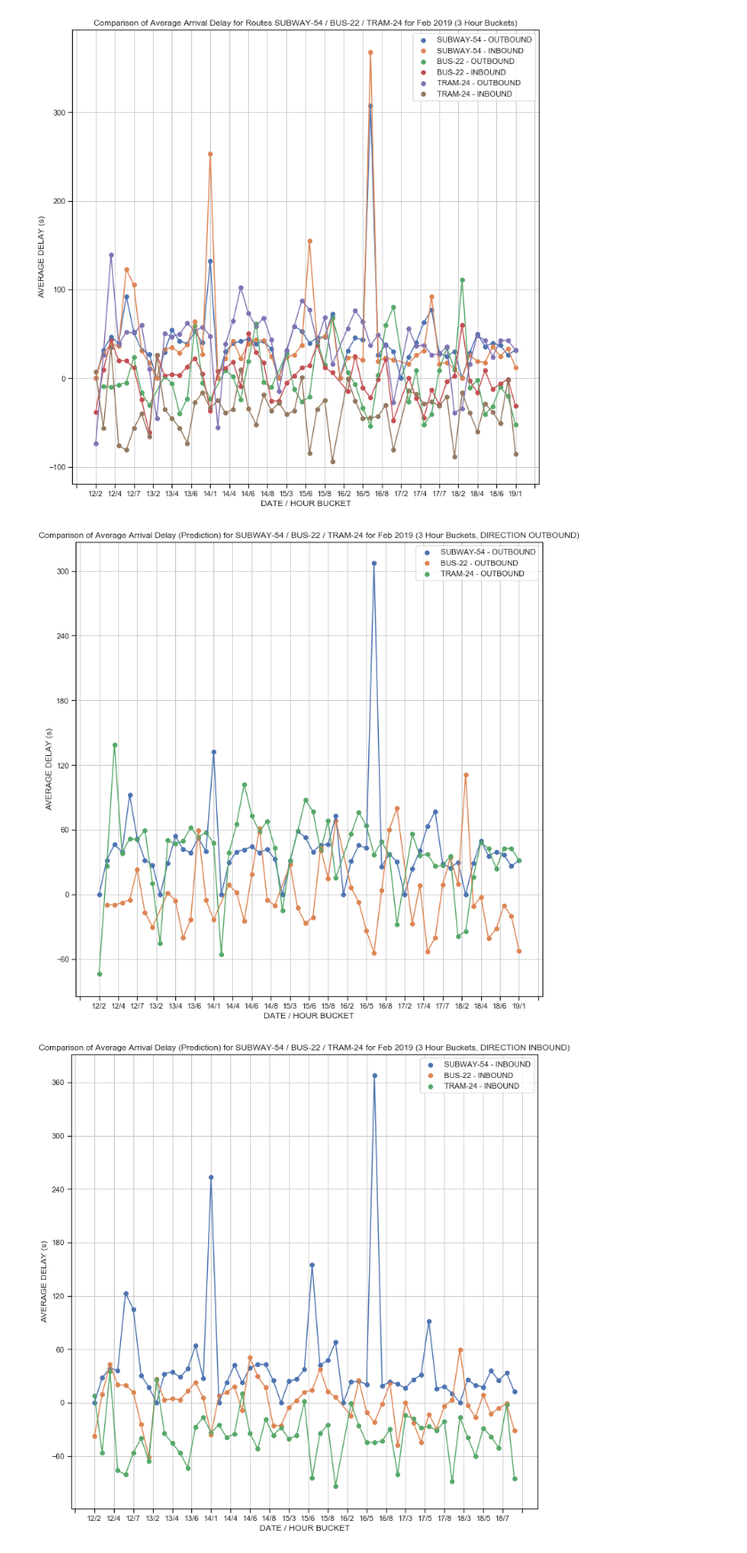
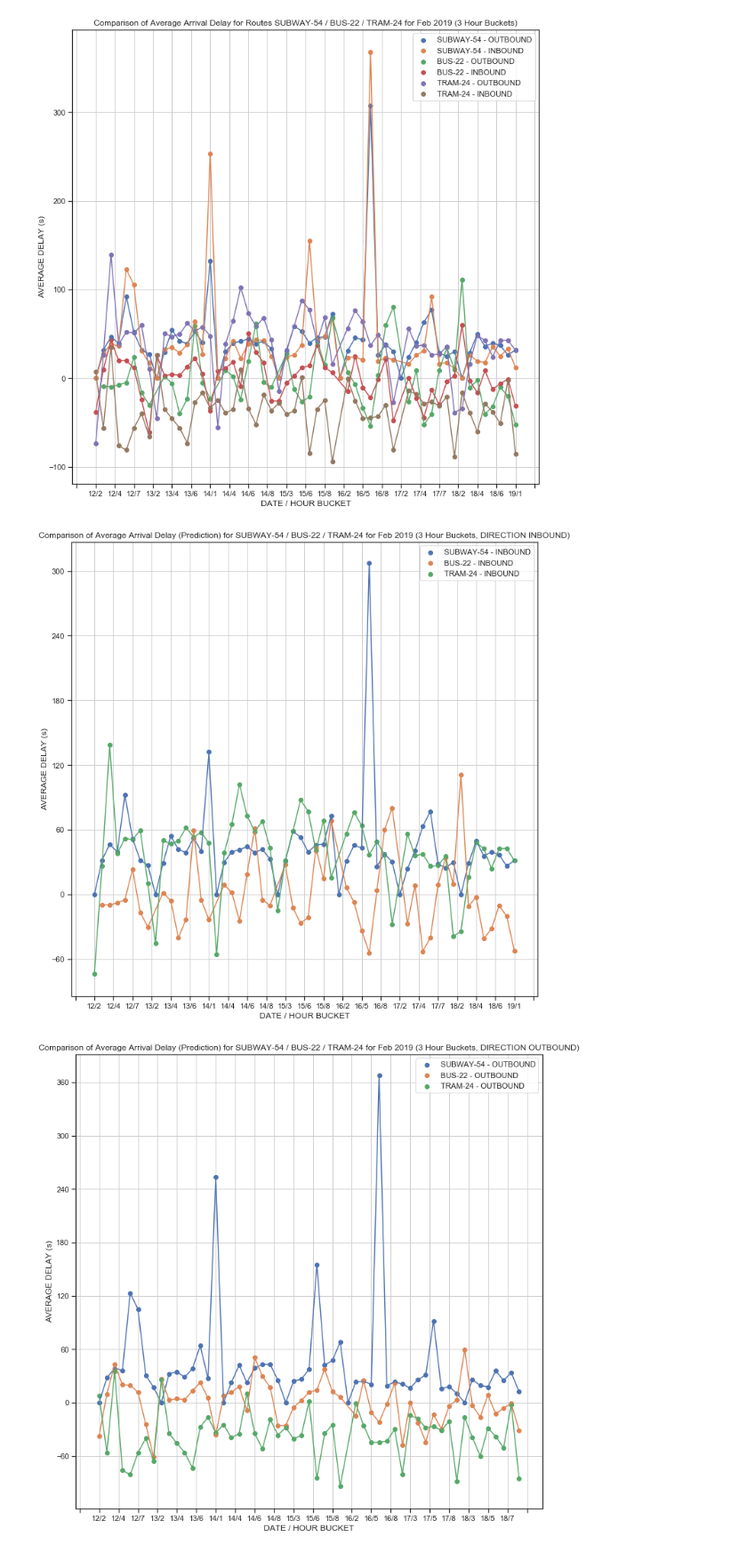
Before and after one commit to kakkaranupam/gtfs-code, a Jupyter notebook: Untitled.ipynb, the cells around one changed output. Shown at 89% size. Saved outputs shown, nothing was run; the diff lists cells and outputs as text; code cells hidden in the pictures.

```diff
--- a/Untitled.ipynb
+++ b/Untitled.ipynb
@@ -537,12 +537,12 @@ plt.show()
 # print(fmri)
 fig, ax = plt.subplots(figsize=(12, 12))
 
-plt.scatter(date_0_468, delay_0_468, label="SUBWAY-54 - OUTBOUND")
-# plt.scatter(date_1_468, delay_1_468, label="SUBWAY-54 - INBOUND")
-plt.scatter(date_0_60659, delay_0_60659, label="BUS-22 - OUTBOUND")
-# plt.scatter(date_1_60659, delay_1_60659, label="BUS-22 - INBOUND")
-plt.scatter(date_0_49928, delay_0_49928, label="TRAM-24 - OUTBOUND")
-# plt.scatter(date_1_49928, delay_1_49928, label="TRAM-24 - INBOUND")
+plt.scatter(date_0_468, delay_0_468, label="SUBWAY-54 - INBOUND")
+# plt.scatter(date_1_468, delay_1_468, label="SUBWAY-54 - OUTBOUND")
+plt.scatter(date_0_60659, delay_0_60659, label="BUS-22 - INBOUND")
+# plt.scatter(date_1_60659, delay_1_60659, label="BUS-22 - OUTBOUND")
+plt.scatter(date_0_49928, delay_0_49928, label="TRAM-24 - INBOUND")
+# plt.scatter(date_1_49928, delay_1_49928, label="TRAM-24 - OUTBOUND")
 plt.legend()
 plt.plot(date_0_468, delay_0_468)
 # plt.plot(date_1_468, delay_1_468)
@@ -555,36 +555,36 @@ ax.xaxis.set_major_locator(plt.MaxNLocator(25))
 ax.yaxis.set_major_locator(plt.MaxNLocator(8))
 ax.set_xlabel("DATE / HOUR BUCKET")
 ax.set_ylabel("AVERAGE DELAY (s)")
-ax.set_title("Comparison of Average Arrival Delay (Prediction) for SUBWAY-54 / BUS-22 / TRAM-24 for Feb 2019 (3 Hour Buckets, DIRECTION OUTBOUND)")
+ax.set_title("Comparison of Average Arrival Delay (Prediction) for SUBWAY-54 / BUS-22 / TRAM-24 for Feb 2019 (3 Hour Buckets, DIRECTION INBOUND)")
 plt.grid()
 plt.show()
 # %% [output]
-[figure, old version]
+[figure, new version]
 # %%
 # fmri = sns.load_dataset("fmri")
 # print(fmri)
 fig, ax = plt.subplots(figsize=(12, 12))
 
-# plt.scatter(date_0_468, delay_0_468, label="SUBWAY-54 - OUTBOUND")
-plt.scatter(date_1_468, delay_1_468, label="SUBWAY-54 - INBOUND")
-# plt.scatter(date_0_60659, delay_0_60659, label="BUS-22 - OUTBOUND")
-plt.scatter(date_1_60659, delay_1_60659, label="BUS-22 - INBOUND")
-# plt.scatter(date_0_49928, delay_0_49928, label="TRAM-24 - OUTBOUND")
-plt.scatter(date_1_49928, delay_1_49928, label="TRAM-24 - INBOUND")
+# plt.scatter(date_0_468, delay_0_468, label="SUBWAY-54 - INBOUND")
+plt.scatter(date_1_468, delay_1_468, label="SUBWAY-54 - OUTBOUND")
+# plt.scatter(date_0_60659, delay_0_60659, label="BUS-22 - INBOUND")
+plt.scatter(date_1_60659, delay_1_60659, label="BUS-22 - OUTBOUND")
+# plt.scatter(date_0_49928, delay_0_49928, label="TRAM-24 - INBOUND")
+plt.scatter(date_1_49928, delay_1_49928, label="TRAM-24 - OUTBOUND")
 plt.legend()
 # plt.plot(date_0_468, delay_0_468)
 plt.plot(date_1_468, delay_1_468)
 # plt.plot(date_0_60659, delay_0_60659)
 plt.plot(date_1_60659, delay_1_60659)
 # plt.plot(date_0_49928, delay_0_49928)
 plt.plot(date_1_49928, delay_1_49928)
 
 ax.xaxis.set_major_locator(plt.MaxNLocator(25))
 ax.yaxis.set_major_locator(plt.MaxNLocator(10))
 ax.set_xlabel("DATE / HOUR BUCKET")
 ax.set_ylabel("AVERAGE DELAY (s)")
-ax.set_title("Comparison of Average Arrival Delay (Prediction) for SUBWAY-54 / BUS-22 / TRAM-24 for Feb 2019 (3 Hour Buckets, DIRECTION INBOUND)")
+ax.set_title("Comparison of Average Arrival Delay (Prediction) for SUBWAY-54 / BUS-22 / TRAM-24 for Feb 2019 (3 Hour Buckets, DIRECTION OUTBOUND)")
 plt.grid()
 plt.show()
 # %% [output]
-[figure, old version]
+[figure, new version]
```
Also changed, not shown: parts of 12 cells of this notebook.
